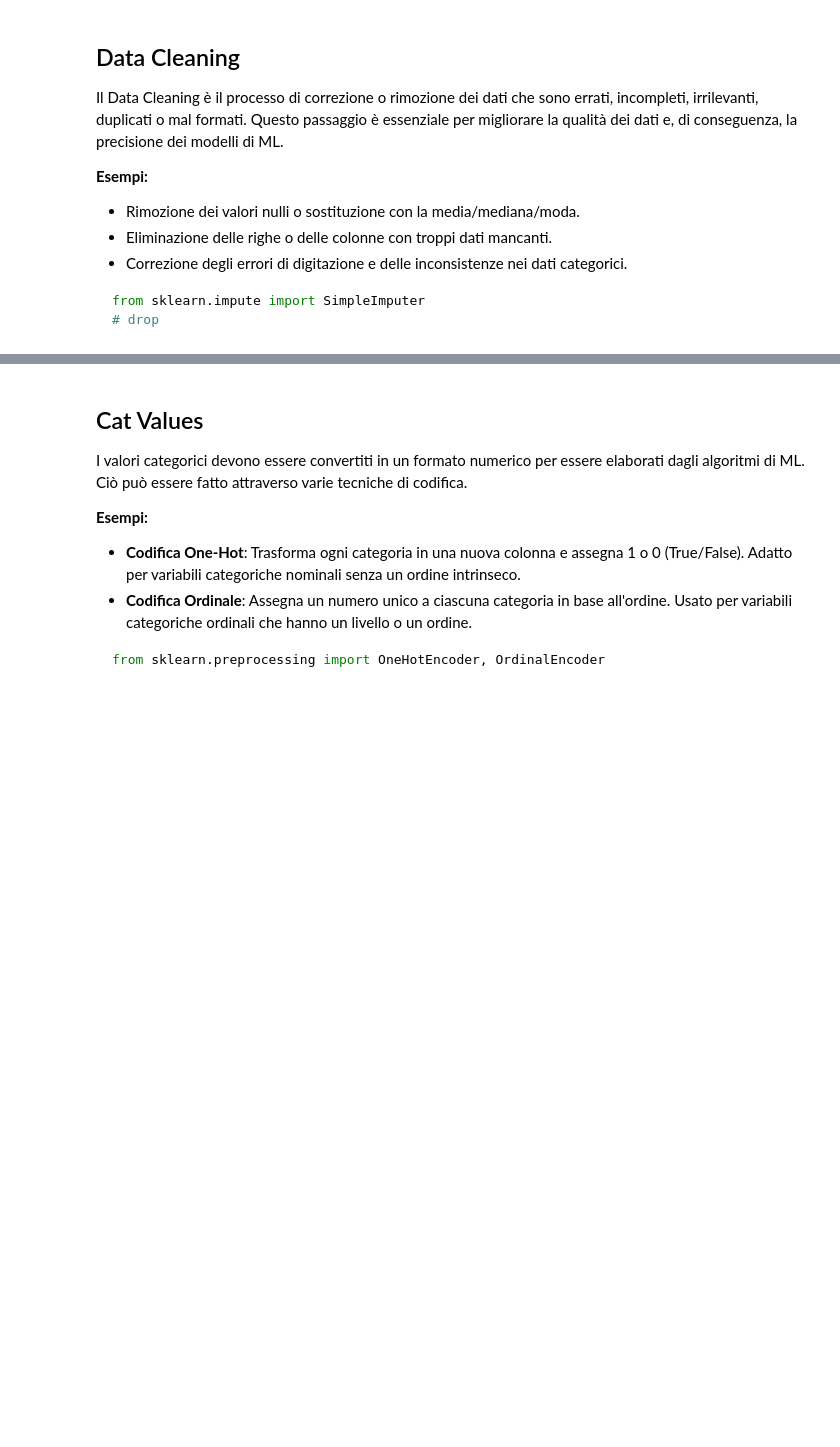
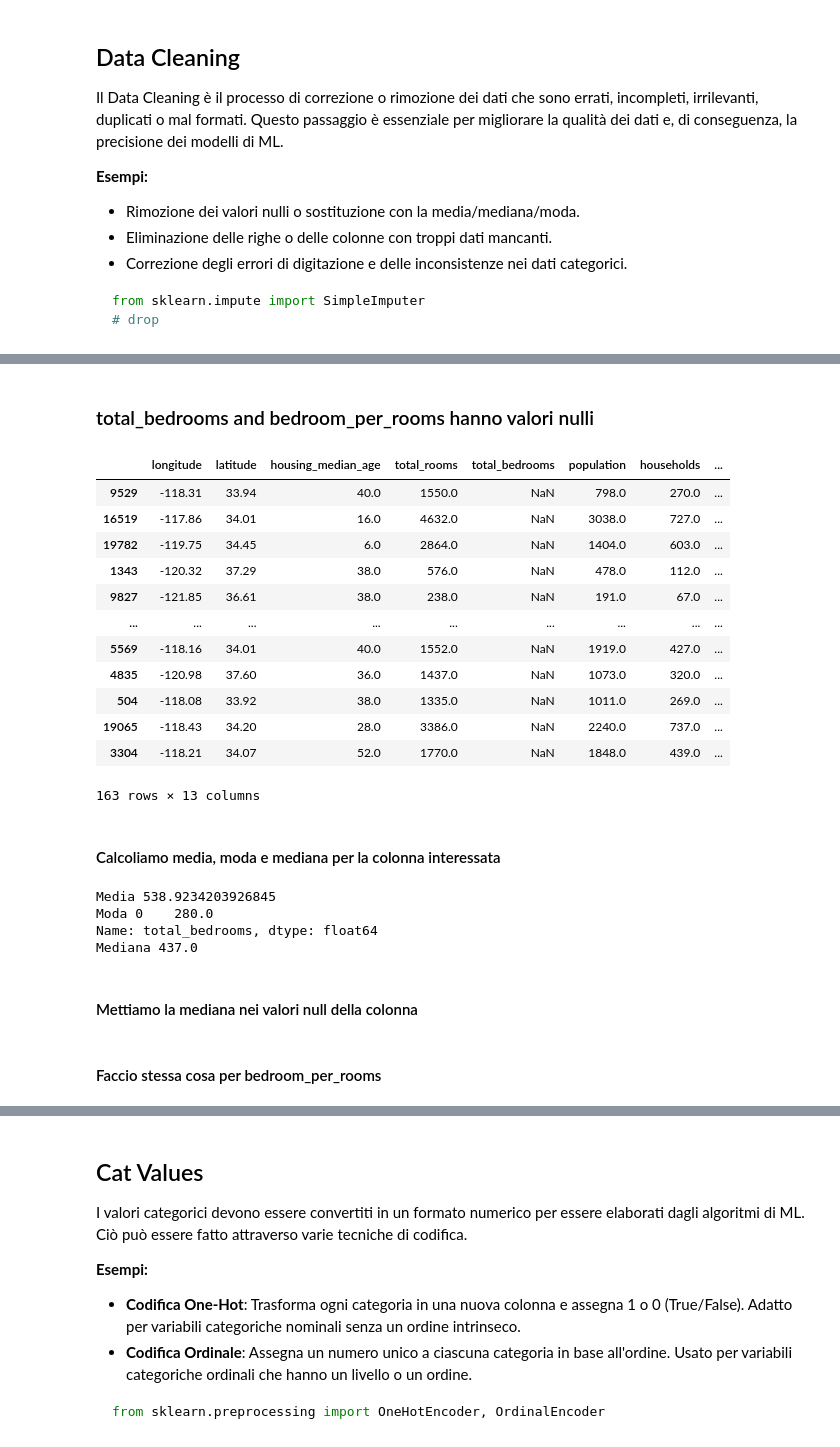
Before and after one commit to Svved/ITS_FirstProject, a Jupyter notebook: Esercizi/CaliforniaHousing.ipynb, the cells around one changed output, grey strips where cells are left out. Saved outputs shown, nothing was run; the diff lists cells and outputs as text; code cells hidden in the pictures; blank space fills up the shorter version.

```diff
--- a/Esercizi/CaliforniaHousing.ipynb
+++ b/Esercizi/CaliforniaHousing.ipynb
@@ -354,0 +378,33 @@ from sklearn.impute import SimpleImputer
+# %% [markdown]
+### total_bedrooms and bedroom_per_rooms hanno valori nulli
+# %%
+housing[housing.total_bedrooms.isnull() == True] #celle su cui agire
+# %% [output]
+|  | longitude | latitude | housing_median_age | total_rooms | total_bedrooms | population | households | ... |
+| 9529 | -118.31 | 33.94 | 40.0 | 1550.0 | NaN | 798.0 | 270.0 | ... |
+| 16519 | -117.86 | 34.01 | 16.0 | 4632.0 | NaN | 3038.0 | 727.0 | ... |
+| 19782 | -119.75 | 34.45 | 6.0 | 2864.0 | NaN | 1404.0 | 603.0 | ... |
+| 1343 | -120.32 | 37.29 | 38.0 | 576.0 | NaN | 478.0 | 112.0 | ... |
+| 9827 | -121.85 | 36.61 | 38.0 | 238.0 | NaN | 191.0 | 67.0 | ... |
+| ... | ... | ... | ... | ... | ... | ... | ... | ... |
+| 5569 | -118.16 | 34.01 | 40.0 | 1552.0 | NaN | 1919.0 | 427.0 | ... |
+| 4835 | -120.98 | 37.60 | 36.0 | 1437.0 | NaN | 1073.0 | 320.0 | ... |
+| 504 | -118.08 | 33.92 | 38.0 | 1335.0 | NaN | 1011.0 | 269.0 | ... |
+| 19065 | -118.43 | 34.20 | 28.0 | 3386.0 | NaN | 2240.0 | 737.0 | ... |
+| 3304 | -118.21 | 34.07 | 52.0 | 1770.0 | NaN | 1848.0 | 439.0 | ... |
+163 rows × 13 columns
+# %% [markdown]
+#### Calcoliamo media, moda e mediana per la colonna interessata
+# %%
+print(f'Media {housing.total_bedrooms.mean()}')
+print(f'Moda {housing.total_bedrooms.mode()}')
+print(f'Mediana {housing.total_bedrooms.median()}')
+
+mediana = housing.total_bedrooms.median()
+# %% [output]
+Media 538.9234203926845
+Moda 0    280.0
+Name: total_bedrooms, dtype: float64
+Mediana 437.0
+# %% [markdown]
+#### Mettiamo la mediana nei valori null della colonna
@@ -354,0 +415,2 @@ from sklearn.impute import SimpleImputer
+# %% [markdown]
+#### Faccio stessa cosa per bedroom_per_rooms
```
Also changed, not shown: parts of 15 cells of this notebook.
